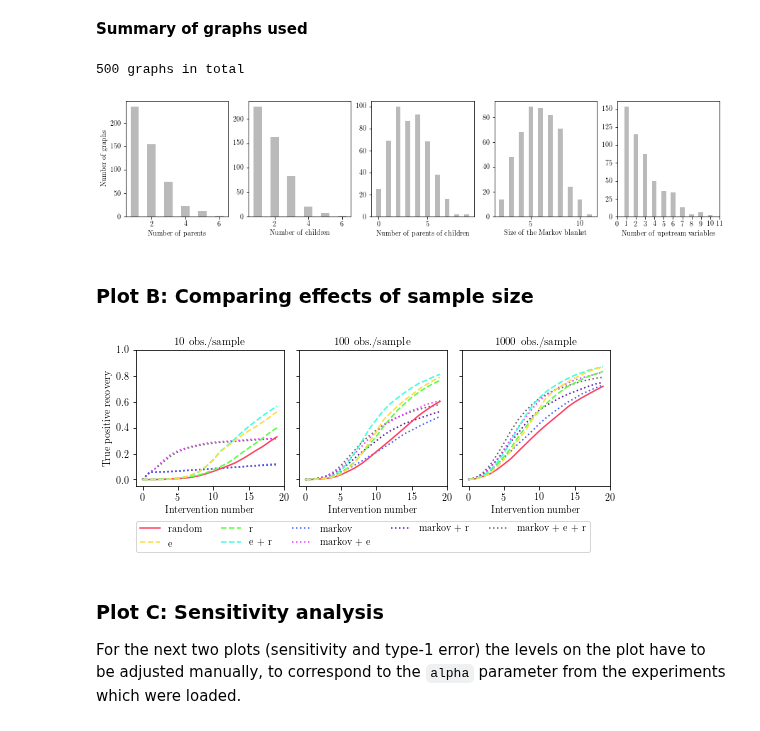
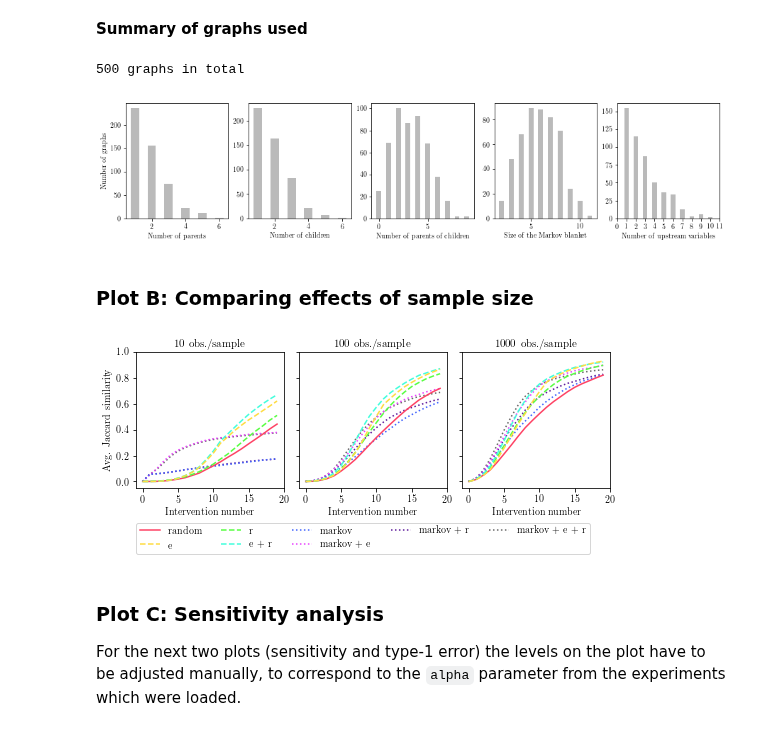
Before and after one commit to juangamella/aicp, a Jupyter notebook: plots_finite.ipynb, the cells around one changed output. Saved outputs shown, nothing was run; the diff lists cells and outputs as text; code cells hidden in the pictures.

Commit message:
Plots for the finite regime now use the average jaccard similarity

```diff
--- a/plots_finite.ipynb
+++ b/plots_finite.ipynb
@@ -49,5 +49,10 @@ plt.scatter(np.arange(len(colors)), np.ones(len(colors))*-0.5, c = colorsb)
 # %% [markdown]
 ### Load and process data
+# %%
+def jaccard_sim(A,B):
+    A = set(A) if type(A) is not set else A
+    B = set(B) if type(B) is not set else B
+    return len(A & B) / len(A | B)
 # %%
 # Code to load (and possibly merge) results from several files, as experiments can be submitted to Euler in different jobs to reduce time
 
@@ -89,27 +87,27 @@ def generate_trajectories(results, cases):
 
 
     no_ints = np.zeros((len(results), runs, N))
-    all_trajectories_ham = {}
+    all_trajectories = {}
     all_type1_errors = {}
     names = []
     for k, policy_runs in enumerate(results):
         name = policy_runs[0][0].policy
         print("Processing results for %s policy" % name, end="")
         names.append(name)
-        trajectories_ham = []
+        trajectories = []
         type1_errors = []
         for i,run_results in enumerate(policy_runs):
             no_ints[k, i,:] = list(map(lambda result: len(result.interventions()), run_results))
             for j, result in enumerate(run_results):
                 estimates = result.estimates() + [result.estimate]
-                trajectory_ham = list(map(lambda estimate: hamming_distance(cases[j].truth, estimate, cases[j].sem.p), estimates))
+                trajectory = list(map(lambda estimate: jaccard_sim(cases[j].truth, estimate), estimates))
                 type1_error = list(map(lambda estimate: set.issubset(estimate, cases[j].truth), estimates))
-                trajectories_ham.append(trajectory_ham)
+                trajectories.append(trajectory)
                 type1_errors.append(type1_error)
-        all_trajectories_ham[name] = trajectories_ham
+        all_trajectories[name] = trajectories
         all_type1_errors[name] = type1_errors
         print(" done")
-    return all_trajectories_ham, all_type1_errors, N, P, runs, names, no_ints
+    return all_trajectories, all_type1_errors, N, P, runs, names, no_ints
 # %%
 # Experiments to load
 
@@ -199,7 +197,7 @@ ax.set_xticks(range(12))
 print("%d graphs in total" % N)
 # %% [output]
 500 graphs in total
-[figure, old version]
+[figure, new version]
 # %%
 max_iter = 50
 # %% [markdown]
@@ -217,11 +215,11 @@ zorder = [1,4,2,3,-1,-2,-3,-4]
 
 ##############################
 # Plot trajectories for n=10
-hm_dist10 = np.zeros((P, N*runs, max_iter+1))
+jac_sim10 = np.ones((P, N*runs, max_iter+1))
 for i, trajectories in enumerate(Trajectories[0].values()):
     for j, trajectory in enumerate(trajectories):
-        hm_dist10[i, j, 0:len(trajectory)] = trajectory
-mean10 = np.mean(hm_dist10[:, :, :] ==0, axis=1)
+        jac_sim10[i, j, 0:len(trajectory)] = trajectory
+mean10 = np.mean(jac_sim10[:, :, :], axis=1)
 
 plt.subplot(gs[0])
 ax = plt.gca()
@@ -229,50 +227,50 @@ zorder = [1,4,2,3,-1,-2,-3,-4]
 for i,name in enumerate(names):
     ax.plot(x_axis, mean10[i,x_axis], label=name, linewidth=1.5, linestyle = linestyle[i], color=colors[i], zorder=zorder[i])
 plt.xlabel("Intervention number")
-plt.ylabel("True positive recovery")
+plt.ylabel("Avg. Jaccard similarity")
 ax.set_xticks(np.arange(0, plot_iter+1, 5))
 ax.text(0.5,1.04,"10 obs./sample", transform=ax.transAxes, fontsize=11, ha="center")
 plt.ylim(ylim)
 
 ##############################
 # Plot trajectories for n=100
-hm_dist100 = np.zeros((P, N*runs, max_iter+1))
+jac_sim100 = np.ones((P, N*runs, max_iter+1))
 for i, (name, trajectories) in enumerate(Trajectories[1].items()):
     for j, trajectory in enumerate(trajectories):
-        hm_dist100[i, j, 0:len(trajectory)] = trajectory
-mean100 = np.mean(hm_dist100[:, :, :] == 0, axis=1)
+        jac_sim100[i, j, 0:len(trajectory)] = trajectory
+mean100 = np.mean(jac_sim100[:, :, :], axis=1)
 plt.subplot(gs[1])
 ax = plt.gca()
 for i,name in enumerate(names):
     ax.plot(x_axis, mean100[i,x_axis], label=name, linewidth=1.5, linestyle = linestyle[i], color=colors[i], zorder=zorder[i])
 plt.xlabel("Intervention number")
 ax.set_yticklabels([])
 ax.set_xticks(np.arange(0, plot_iter+1, 5))
 ax.text(0.5,1.04,"100 obs./sample", transform=ax.transAxes, fontsize=11, ha="center")
 plt.ylim(ylim)
 
 ##############################
 # Plot trajectories for n=1000
-hm_dist1000 = np.zeros((P, N*runs, max_iter+1))
+jac_sim1000 = np.ones((P, N*runs, max_iter+1))
 for i, (name, trajectories) in enumerate(Trajectories[2].items()):
     for j, trajectory in enumerate(trajectories):
-        hm_dist1000[i, j, 0:len(trajectory)] = trajectory
-mean1000 = np.mean(hm_dist1000[:, :, :] == 0, axis=1)
+        jac_sim1000[i, j, 0:len(trajectory)] = trajectory
+mean1000 = np.mean(jac_sim1000[:, :, :], axis=1)
 
 plt.subplot(gs[2])
 ax = plt.gca()
 for i,name in enumerate(names):
     ax.plot(x_axis, mean1000[i,x_axis], label=name, linewidth=1.5, linestyle = linestyle[i], color=colors[i], zorder=zorder[i])
 plt.xlabel("Intervention number")
 ax.set_yticklabels([])
 ax.set_xticks(np.arange(0, plot_iter+1, 5))
 ax.text(0.5,1.04,"1000 obs./sample", transform=ax.transAxes, fontsize=11, ha="center")
 plt.ylim(ylim)
 
 ax.legend(prop=fontP, ncol=5, bbox_to_anchor=(0.9, -.22))
-plt.savefig('figures/tpr_finite.pdf', bbox_inches='tight')
+plt.savefig('figures/jac_sim_finite.pdf', bbox_inches='tight')
 # %% [output]
-[figure, old version]
+[figure, new version]
 # %% [markdown]
 ### Plot C: Sensitivity analysis
 
```
Also changed, not shown: parts of 6 cells of this notebook, 1 other file.
